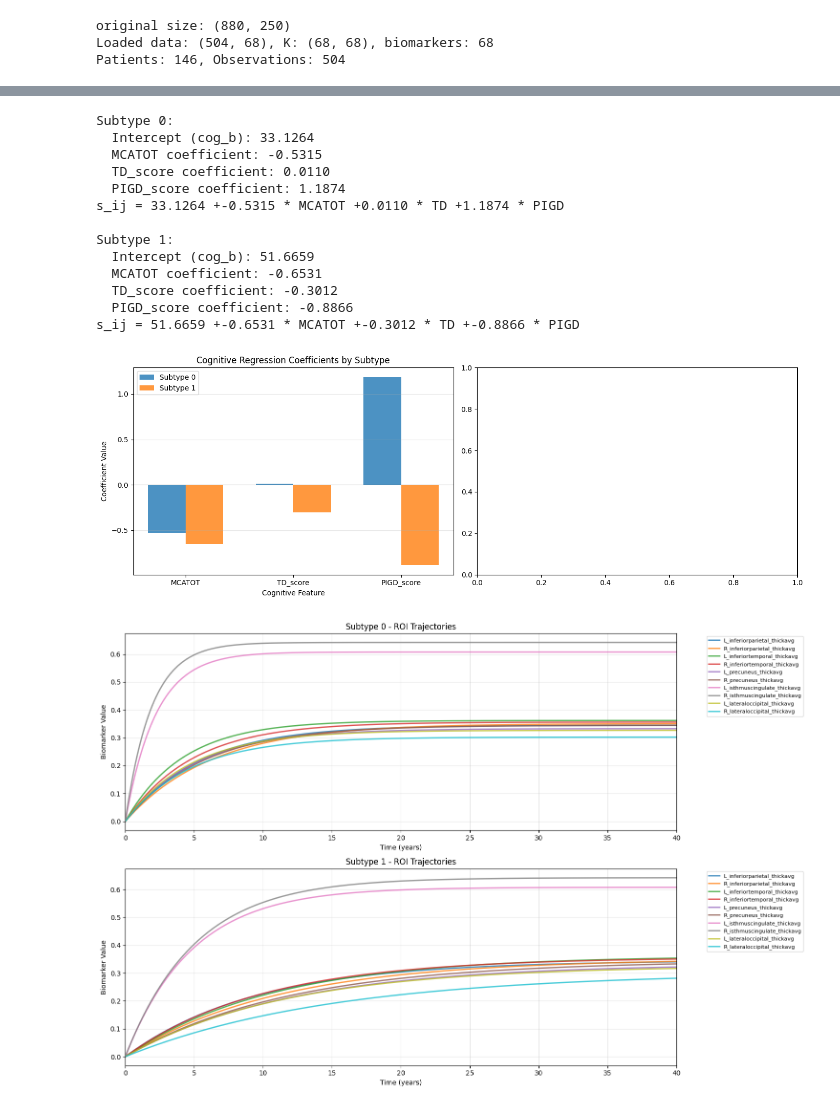
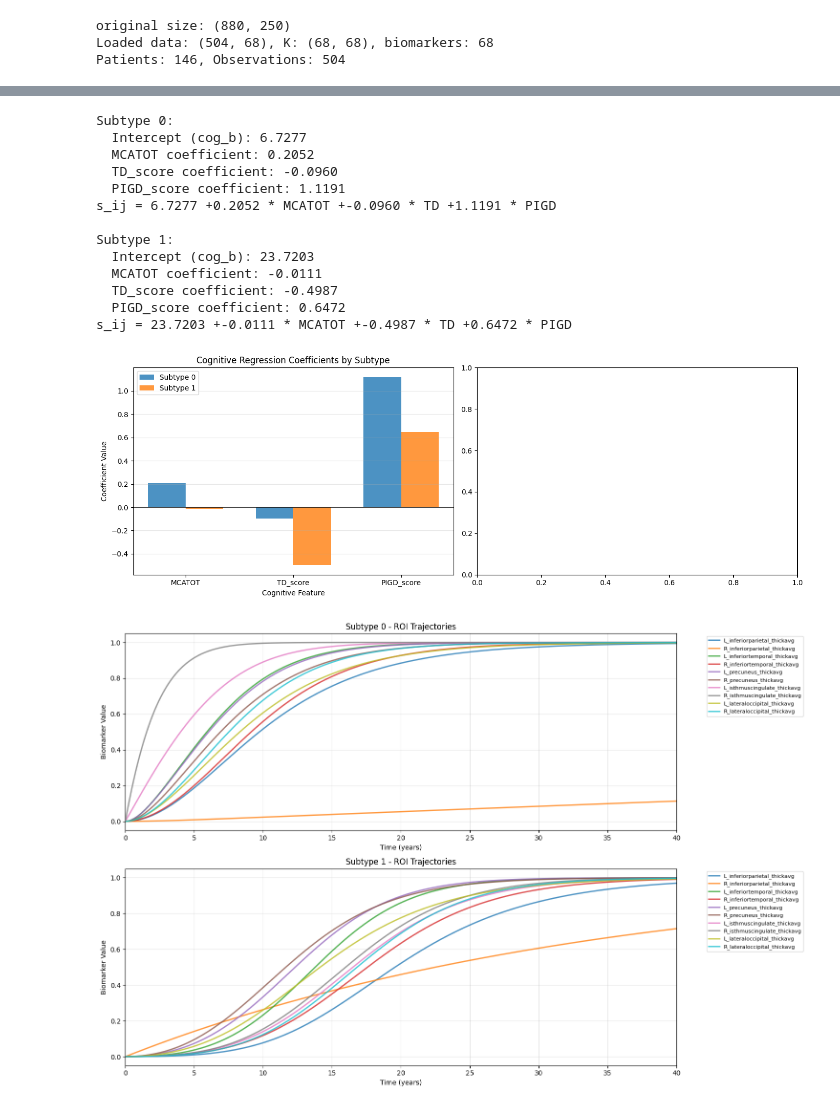
Before and after one commit to LAMCIG/Progression_models_simulations, a Jupyter notebook: EMDPM/experiments/qsub_jobs/qsub_results/2026_1_23_ppmi_gridsearch_jsd_transform/analyze_results.ipynb, the cells around one changed output, grey strips where cells are left out. Saved outputs shown, nothing was run; the diff lists cells and outputs as text; code cells hidden in the pictures.

```diff
--- a/EMDPM/experiments/qsub_jobs/qsub_results/2026_1_23_ppmi_gridsearch_jsd_transform/analyze_results.ipynb
+++ b/EMDPM/experiments/qsub_jobs/qsub_results/2026_1_23_ppmi_gridsearch_jsd_transform/analyze_results.ipynb
@@ -57,6 +57,11 @@ for cand, data in results.items():
         # Extract candidate number
         candidate_num = data["candidate"] if "candidate" in data.files else int(cand.split("_")[-1])
 
+        # Extract lambda parameters
+        lambda_cog = data["lambda_cog"] if "lambda_cog" in data.files else np.nan
+        lambda_jsd = data["lambda_jsd"] if "lambda_jsd" in data.files else np.nan
+        lambda_f = data["lambda_f"] if "lambda_f" in data.files else np.nan
+
         # Extract assignment statistics
         if "final_assignments" in data.files:
             assignments = data["final_assignments"]
@@ -71,6 +76,9 @@ for cand, data in results.items():
             "n_subtypes": n_subtypes,
             "scalar_K": final_scalar_K,
             "mean_s": np.mean(final_s) if isinstance(final_s, np.ndarray) else final_s,
+            "lambda_cog": lambda_cog,
+            "lambda_jsd": lambda_jsd,
+            "lambda_f": lambda_f,
             "subtype0_count": subtype_counts[0] if len(subtype_counts) > 0 else np.nan,
             "subtype1_count": subtype_counts[1] if len(subtype_counts) > 1 else np.nan,
         })
@@ -81,14 +89,28 @@ for cand, data in results.items():
 summary_df = pd.DataFrame(summary)
 summary_df = summary_df.sort_values("final_lse").reset_index(drop=True)
 print("\n=== Summary Statistics (sorted by LSE) ===")
-print(summary_df[["candidate", "final_lse", "n_subtypes", "scalar_K", "mean_s"]].head(10))
+print(summary_df[["candidate", "final_lse", "n_subtypes", "scalar_K", "mean_s", "lambda_cog", "lambda_jsd", "lambda_f"]].head(10))
 
-# Find best model (lowest LSE)
-best_row = summary_df.iloc[0]
+# Filter to only models with lambda_cog > 0
+summary_df_filtered = summary_df[summary_df["lambda_cog"] > 0.001].copy()
+summary_df_filtered = summary_df_filtered.sort_values("final_lse").reset_index(drop=True)
+
+print(f"\n=== Filtered to lambda_cog > 0 ===")
+print(f"Total models with lambda_cog > 0: {len(summary_df_filtered)}")
+print(summary_df_filtered[["candidate", "final_lse", "n_subtypes", "scalar_K", "mean_s", "lambda_cog", "lambda_jsd", "lambda_f"]].head(10))
+
+# Find best model (lowest LSE) from filtered set
+best_row = summary_df_filtered.iloc[0]
 best_key = best_row["key"]
 best_data = results[best_key]
 
-print(f"\n=== Best Model (Lowest LSE) ===")
+# Select candidate 21
+target_candidate = 21
+best_row = summary_df[summary_df["candidate"] == target_candidate].iloc[0]
+best_key = best_row["key"]
+best_data = results[best_key]
+
+print(f"\n=== Best Model (Lowest LSE with lambda_cog > 0) ===")
 print(f"Key: {best_key}")
 print(f"Final LSE: {best_row['final_lse']:.6f}")
 if "lambda_f" in best_data.files:
@@ -374,52 +421,52 @@ plt.tight_layout()
 plt.show()
 # %% [output]
 Subtype 0:
-  Intercept (cog_b): 33.1264
-  MCATOT coefficient: -0.5315
-  TD_score coefficient: 0.0110
-  PIGD_score coefficient: 1.1874
-s_ij = 33.1264 +-0.5315 * MCATOT +0.0110 * TD +1.1874 * PIGD
+  Intercept (cog_b): 6.7277
+  MCATOT coefficient: 0.2052
+  TD_score coefficient: -0.0960
+  PIGD_score coefficient: 1.1191
+s_ij = 6.7277 +0.2052 * MCATOT +-0.0960 * TD +1.1191 * PIGD
 
 Subtype 1:
-  Intercept (cog_b): 51.6659
-  MCATOT coefficient: -0.6531
-  TD_score coefficient: -0.3012
-  PIGD_score coefficient: -0.8866
-s_ij = 51.6659 +-0.6531 * MCATOT +-0.3012 * TD +-0.8866 * PIGD
+  Intercept (cog_b): 23.7203
+  MCATOT coefficient: -0.0111
+  TD_score coefficient: -0.4987
+  PIGD_score coefficient: 0.6472
+s_ij = 23.7203 +-0.0111 * MCATOT +-0.4987 * TD +0.6472 * PIGD
-[figure, old version]
+[figure, new version]
 # %%
 # ROI Subplots: 10 ROI trajectories for each subtype
 ROI = [6, 40, 7, 41, 23, 57, 8, 42, 9, 43]
 ROI_names = [biomarker_names[i] for i in ROI]
 
 final_scalar_K = best_data["final_scalar_K"]
 final_s = best_data["final_s"]
 
 # Plot trajectories for each subtype
 fig, axes = plt.subplots(n_subtypes, 1, figsize=(15, 5*n_subtypes))
 if n_subtypes == 1:
     axes = [axes]
 
 for subtype in range(n_subtypes):
     f_subtype = cluster_f[subtype]
     x0 = np.zeros(n_biomarkers)
-    Xtraj_subtype = solve_system(x0, f_subtype, K, t_span, final_scalar_K) * final_s[:, None]
+    Xtraj_subtype = solve_system(x0, f_subtype, K, t_span, final_scalar_K)# * final_s[:, None]
 
     ax = axes[subtype]
     for i, roi_idx in enumerate(ROI):
         ax.plot(t_span, Xtraj_subtype[roi_idx], label=ROI_names[i], linewidth=2, alpha=0.8)
 
     ax.set_xlabel("Time (years)")
     ax.set_ylabel("Biomarker Value")
     ax.set_title(f"Subtype {subtype} - ROI Trajectories")
     ax.legend(bbox_to_anchor=(1.05, 1), loc='upper left', fontsize=8)
     ax.grid(True, alpha=0.3)
     ax.set_xlim(0, t_max)
 
 plt.tight_layout()
 plt.show()
 # %% [output]
-[figure, old version]
+[figure, new version]
 # %%
 # Clinical Subgroup Comparison: Sporadic PD vs Non-Sporadic PD
 unique_pids = np.unique(ids_valid)
```
Also changed, not shown: parts of 18 cells of this notebook, 38 other files.
